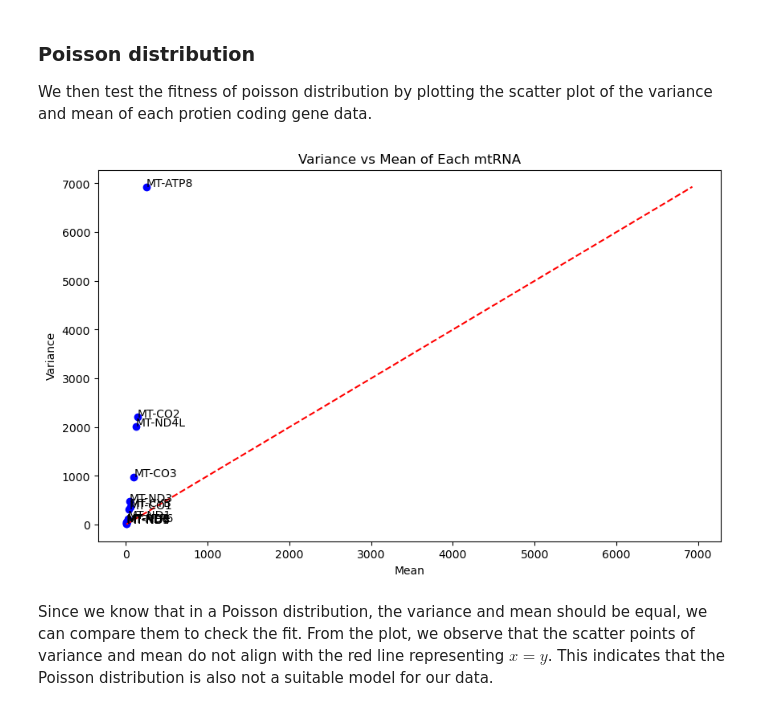
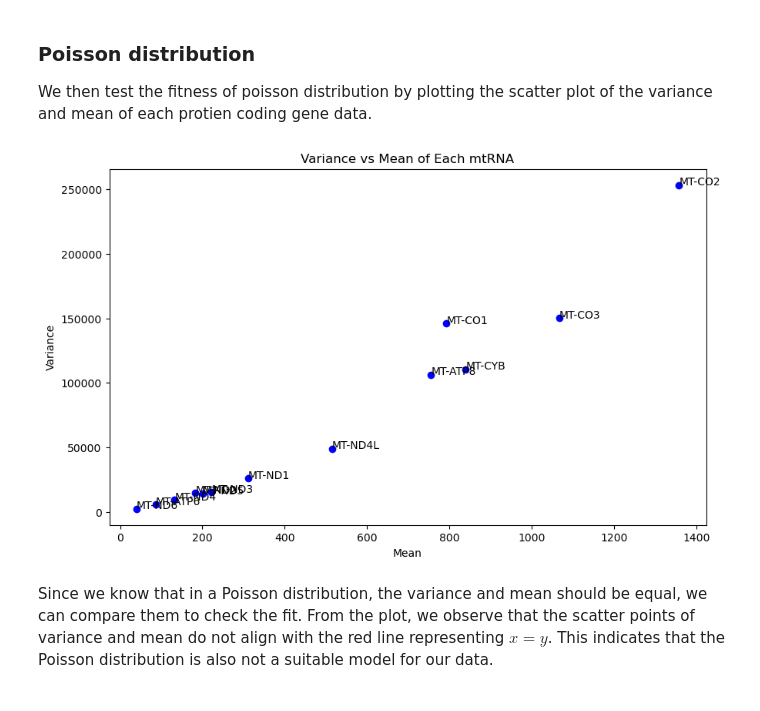
Before and after one commit to LaiquendiJ/UROP-2024-Summer, a Jupyter notebook: 02_MCMC_Simulation_of_Gene_Distribution.ipynb, the cells around one changed output. Drawn from its saved outputs; the diff is of its cells as text; code cells hidden in the pictures.

```diff
--- a/02_MCMC_Simulation_of_Gene_Distribution.ipynb
+++ b/02_MCMC_Simulation_of_Gene_Distribution.ipynb
@@ -8,7 +8,6 @@ import pandas as pd
 import matplotlib.pyplot as plt
 import seaborn as sns
 import math
-import pymc
 
 from scipy.stats import shapiro, probplot, nbinom, bernoulli
 import scipy.stats as stats
@@ -16,6 +15,6 @@ import scipy.stats as stats
 import tools as tl
 
 # load data
-data = pd.read_csv("mt-datasets/Donor1_CD4_Genes.csv")
+data1_4 = pd.read_csv("mt-datasets/Donor1_CD4_Genes.csv")
 # normalization
-data_norm = tl.TPM(data)
+data_norm = tl.RPM(data1_4)
@@ -58,26 +80,26 @@ We then test the fitness of poisson distribution by plotting the scatter plot of
 # %%
 mean_values = data_norm.mean()
 var_values = data_norm.var()
 
 plt.figure(figsize=(10, 6))
 plt.scatter(mean_values, var_values, color='blue')
 
 # Annotate each point with the gene name
 for i, gene in enumerate(data_norm.columns):
     plt.annotate(gene, (mean_values[gene], var_values[gene]))
 min_val = min(min(mean_values), min(var_values))
 max_val = max(max(mean_values), max(var_values))
-plt.plot([min_val, max_val], [min_val, max_val], 'r--', label='y = x')
+
 
 # Add titles and labels
 plt.title('Variance vs Mean of Each mtRNA')
 plt.xlabel('Mean')
 plt.ylabel('Variance')
 
 # Show plot
 plt.show()
 # %% [output]
-[figure, old version]
+[figure, new version]
 # %% [markdown]
 Since we know that in a Poisson distribution, the variance and mean should be equal, we can compare them to check the fit. From the plot, we observe that the scatter points of variance and mean do not align with the red line representing $x = y$. This indicates that the Poisson distribution is also not a suitable model for our data.
 # %% [markdown]
```
Also changed, not shown: parts of 32 cells of this notebook, 7 other files.
